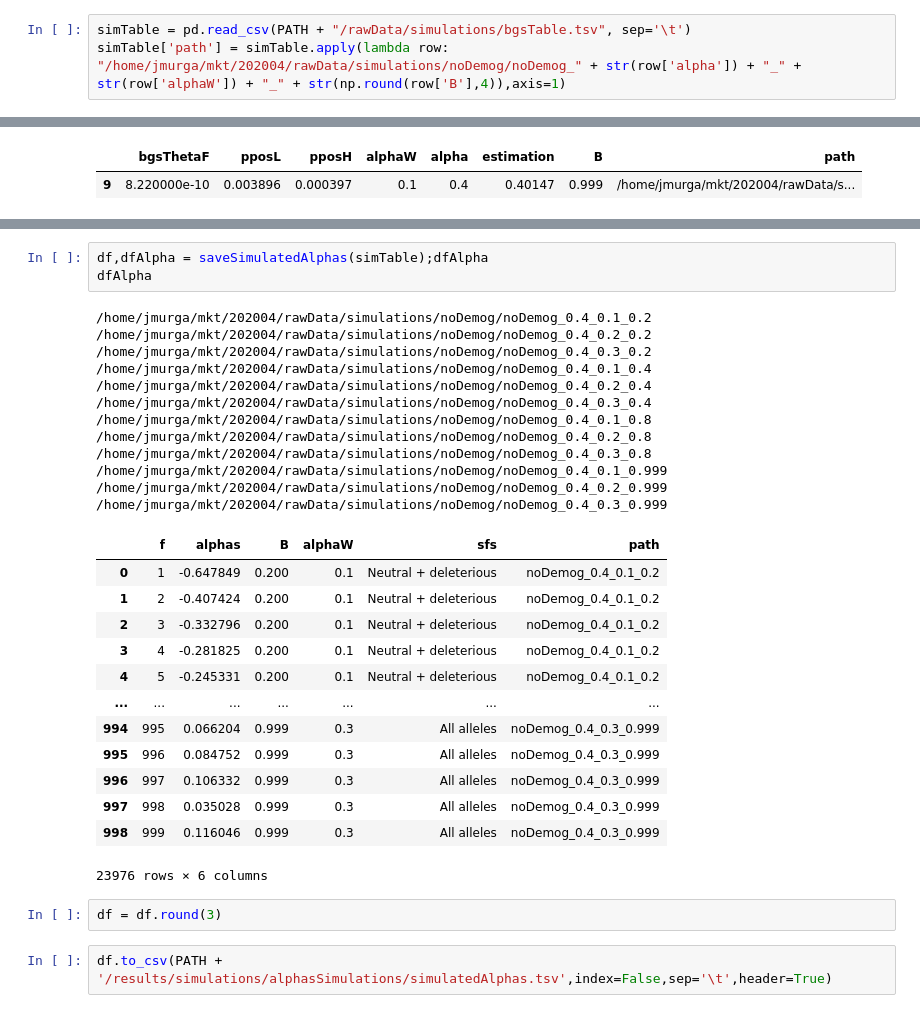
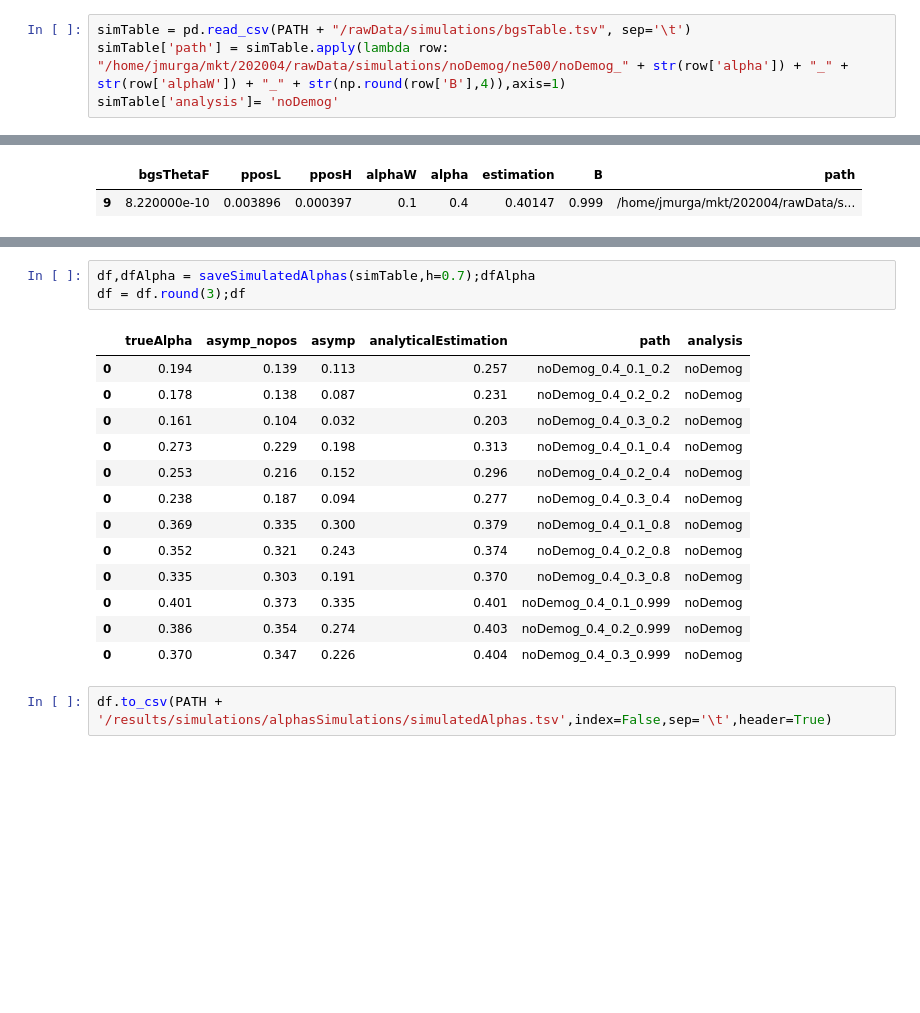
Before and after one commit to jmurga/abcmk_simulations, a Jupyter notebook: scripts/notebooks/bgsSimulations.ipynb, the cells around one changed output, grey strips where cells are left out. Cells and saved outputs as stored; diff of their text form; blank space fills up the shorter version.

```diff
--- a/scripts/notebooks/bgsSimulations.ipynb
+++ b/scripts/notebooks/bgsSimulations.ipynb
@@ -31,7 +28,8 @@ Add the proper packages to your Julia session
 !julia /home/jmurga/mkt/202004/scripts/src/simTable.jl 500 200000 bgsTable
 # %%
 simTable = pd.read_csv(PATH + "/rawData/simulations/bgsTable.tsv", sep='\t')
-simTable['path'] = simTable.apply(lambda row: "/home/jmurga/mkt/202004/rawData/simulations/noDemog/noDemog_" + str(row['alpha']) + "_" + str(row['alphaW']) + "_" + str(np.round(row['B'],4)),axis=1)
+simTable['path'] = simTable.apply(lambda row: "/home/jmurga/mkt/202004/rawData/simulations/noDemog/ne500/noDemog_" + str(row['alpha']) + "_" + str(row['alphaW']) + "_" + str(np.round(row['B'],4)),axis=1)
+simTable['analysis']= 'noDemog'
 # %% [markdown]
 I test two cases in the notebook case I select one row from simTable
 # %% [markdown]
@@ -61,36 +59,22 @@ for index,row in simTable.iterrows():
 # %% [output]
 /home/jmurga/mkt/202004/rawData/simulations/noDemog/noDemog_0.4_0.1_0.999
 # %%
-df,dfAlpha = saveSimulatedAlphas(simTable);dfAlpha
-dfAlpha
+df,dfAlpha = saveSimulatedAlphas(simTable,h=0.7);dfAlpha
+df = df.round(3);df
 # %% [output]
-/home/jmurga/mkt/202004/rawData/simulations/noDemog/noDemog_0.4_0.1_0.2
-/home/jmurga/mkt/202004/rawData/simulations/noDemog/noDemog_0.4_0.2_0.2
-/home/jmurga/mkt/202004/rawData/simulations/noDemog/noDemog_0.4_0.3_0.2
-/home/jmurga/mkt/202004/rawData/simulations/noDemog/noDemog_0.4_0.1_0.4
-/home/jmurga/mkt/202004/rawData/simulations/noDemog/noDemog_0.4_0.2_0.4
-/home/jmurga/mkt/202004/rawData/simulations/noDemog/noDemog_0.4_0.3_0.4
-/home/jmurga/mkt/202004/rawData/simulations/noDemog/noDemog_0.4_0.1_0.8
-/home/jmurga/mkt/202004/rawData/simulations/noDemog/noDemog_0.4_0.2_0.8
-/home/jmurga/mkt/202004/rawData/simulations/noDemog/noDemog_0.4_0.3_0.8
-/home/jmurga/mkt/202004/rawData/simulations/noDemog/noDemog_0.4_0.1_0.999
-/home/jmurga/mkt/202004/rawData/simulations/noDemog/noDemog_0.4_0.2_0.999
-/home/jmurga/mkt/202004/rawData/simulations/noDemog/noDemog_0.4_0.3_0.999
-|  | f | alphas | B | alphaW | sfs | path |
-| 0 | 1 | -0.647849 | 0.200 | 0.1 | Neutral + deleterious | noDemog_0.4_0.1_0.2 |
-| 1 | 2 | -0.407424 | 0.200 | 0.1 | Neutral + deleterious | noDemog_0.4_0.1_0.2 |
-| 2 | 3 | -0.332796 | 0.200 | 0.1 | Neutral + deleterious | noDemog_0.4_0.1_0.2 |
-| 3 | 4 | -0.281825 | 0.200 | 0.1 | Neutral + deleterious | noDemog_0.4_0.1_0.2 |
-| 4 | 5 | -0.245331 | 0.200 | 0.1 | Neutral + deleterious | noDemog_0.4_0.1_0.2 |
-| ... | ... | ... | ... | ... | ... | ... |
-| 994 | 995 | 0.066204 | 0.999 | 0.3 | All alleles | noDemog_0.4_0.3_0.999 |
-| 995 | 996 | 0.084752 | 0.999 | 0.3 | All alleles | noDemog_0.4_0.3_0.999 |
-| 996 | 997 | 0.106332 | 0.999 | 0.3 | All alleles | noDemog_0.4_0.3_0.999 |
-| 997 | 998 | 0.035028 | 0.999 | 0.3 | All alleles | noDemog_0.4_0.3_0.999 |
-| 998 | 999 | 0.116046 | 0.999 | 0.3 | All alleles | noDemog_0.4_0.3_0.999 |
+|  | trueAlpha | asymp_nopos | asymp | analyticalEstimation | path | analysis |
+| 0 | 0.194 | 0.139 | 0.113 | 0.257 | noDemog_0.4_0.1_0.2 | noDemog |
+| 0 | 0.178 | 0.138 | 0.087 | 0.231 | noDemog_0.4_0.2_0.2 | noDemog |
+| 0 | 0.161 | 0.104 | 0.032 | 0.203 | noDemog_0.4_0.3_0.2 | noDemog |
+| 0 | 0.273 | 0.229 | 0.198 | 0.313 | noDemog_0.4_0.1_0.4 | noDemog |
+| 0 | 0.253 | 0.216 | 0.152 | 0.296 | noDemog_0.4_0.2_0.4 | noDemog |
+| 0 | 0.238 | 0.187 | 0.094 | 0.277 | noDemog_0.4_0.3_0.4 | noDemog |
+| 0 | 0.369 | 0.335 | 0.300 | 0.379 | noDemog_0.4_0.1_0.8 | noDemog |
+| 0 | 0.352 | 0.321 | 0.243 | 0.374 | noDemog_0.4_0.2_0.8 | noDemog |
+| 0 | 0.335 | 0.303 | 0.191 | 0.370 | noDemog_0.4_0.3_0.8 | noDemog |
+| 0 | 0.401 | 0.373 | 0.335 | 0.401 | noDemog_0.4_0.1_0.999 | noDemog |
+| 0 | 0.386 | 0.354 | 0.274 | 0.403 | noDemog_0.4_0.2_0.999 | noDemog |
+| 0 | 0.370 | 0.347 | 0.226 | 0.404 | noDemog_0.4_0.3_0.999 | noDemog |
-23976 rows × 6 columns
-# %%
-df = df.round(3)
 # %%
 df.to_csv(PATH + '/results/simulations/alphasSimulations/simulatedAlphas.tsv',index=False,sep='\t',header=True)
 # %%
```
Also changed, not shown: parts of 44 cells of this notebook, 51 other files.
